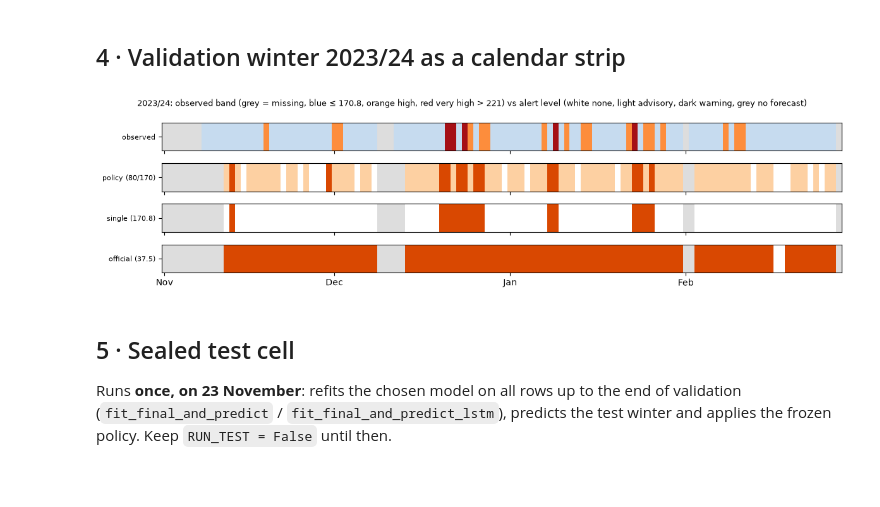
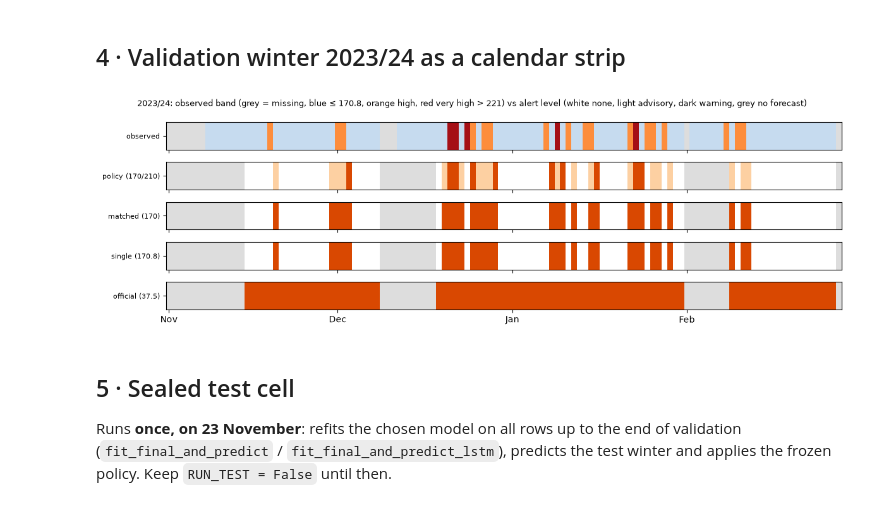
Before and after one commit to Annjnk/Neural-Networks-Prescriptive-Analytics-Project, a Jupyter notebook: notebooks/08_warning_policy.ipynb, the cells around one changed output. Cells and saved outputs as stored; diff of their text form; code cells hidden in the pictures; blank space fills up the shorter version.

```diff
--- a/notebooks/08_warning_policy.ipynb
+++ b/notebooks/08_warning_policy.ipynb
@@ -123,18 +125,21 @@ f_best = inputs[policy["input"]]
 lev_single, card_single = wp.single_threshold_rule(f_best, y, cfg, very_high)
 official = cfg["thresholds"]["candidates"]["mns_4585_2025"]
 lev_off, card_off = wp.single_threshold_rule(f_best, y, cfg, very_high, threshold=official)
+thr_matched, lev_matched, card_matched = wp.matched_single_threshold(f_best, y, cfg, very_high, card["alerts"])
 cmp = pd.DataFrame({f"policy {policy['input']} ({policy['t1']:g}/{policy['t2']:g})": card,
+                    f"single threshold, matched budget ({thr_matched:.1f})": card_matched,
                     f"single threshold ({W['high']:g})": card_single, f"official line ({official:g})": card_off}).T
 show = ["alerts", "alerts_l1", "alerts_l2", "high_caught", "high_days", "caught_per_alert", "very_high_caught_l2",
         "very_high_days", "weighted_recall", "false_alarms_l1", "false_alarms_l2", "missed", "longest_l2_run", "max_l2_per_winter"]
 display(cmp[show].style.format({"caught_per_alert": "{:.2f}", "weighted_recall": "{:.2f}"}))
-better = card["caught_per_alert"] > card_single["caught_per_alert"]
+better = card["caught_per_alert"] > card_matched["caught_per_alert"]
 display(Markdown(
-    f"**On validation** the policy catches {card['high_caught']} of {card['high_days']} unhealthy days with {card['alerts']} alerts "
-    f"({card['caught_per_alert']:.2f} per alert) against {card_single['high_caught']} with {card_single['alerts']} "
-    f"({card_single['caught_per_alert']:.2f} per alert) for the single-threshold rule, so it "
-    + ("**catches more** unhealthy days per alert." if better else "**does not** catch more unhealthy days per alert: the recall objective "
-       "with unbudgeted advisories pushes the advisory threshold to the bottom of the grid.")
+    f"**On validation, at a matched budget,** the policy catches {card['high_caught']} of {card['high_days']} unhealthy days with "
+    f"{card['alerts']} alerts ({card['caught_per_alert']:.2f} per alert) against {card_matched['high_caught']} with "
+    f"{card_matched['alerts']} alerts ({card_matched['caught_per_alert']:.2f} per alert) for the single-threshold rule at "
+    f"{thr_matched:.1f} µg/m³, so it " + ("**catches more** unhealthy days per alert." if better else
+    "**does not** catch more unhealthy days per alert.")
+    + f" (The 170.8 rule: {card_single['high_caught']} with {card_single['alerts']} alerts, {card_single['caught_per_alert']:.2f} per alert.)"
     + f" The fatigue rule holds the longest warning run to {card['longest_l2_run']} days (single threshold: "
     f"{card_single['longest_l2_run']}; official line: {card_off['longest_l2_run']}). H5 itself is tested once on the test winter."))
 # %% [output]
@@ -148,27 +154,28 @@ display(Markdown(
 # %%
 w_label = "2023/24"
 days = pd.date_range(f"{w_label[:4]}-11-01", f"{int(w_label[:4]) + 1}-02-28", freq="D")
 days = days[days.month.isin(cfg["smog_months"])]
 obs = y.reindex(days)
 band = np.select([obs.isna(), obs > very_high, obs > W["high"]], [0, 3, 2], 1)
 fc = f_best.reindex(days)
 def strip(levels):
     return np.where(fc.isna(), 0, levels.reindex(days).fillna(0).to_numpy() + 1)
-rows = np.vstack([band, strip(lev), strip(lev_single), strip(lev_off)])
-fig, axes = plt.subplots(4, 1, figsize=(12, 3.2), sharex=True)
+rows = np.vstack([band, strip(lev), strip(lev_matched), strip(lev_single), strip(lev_off)])
+fig, axes = plt.subplots(5, 1, figsize=(12, 3.8), sharex=True)
 cm_obs = ListedColormap(["#DDDDDD", "#C6DBEF", "#FD8D3C", "#A50F15"])
 cm_lev = ListedColormap(["#DDDDDD", "#FFFFFF", "#FDD0A2", "#D94801"])
 labels = ["observed", f"policy ({policy['t1']:g}/{policy['t2']:g})", f"single ({W['high']:g})", f"official ({official:g})"]
-for ax, r, cm, lab in zip(axes, rows, [cm_obs, cm_lev, cm_lev, cm_lev], labels):
+labels.insert(2, f"matched ({thr_matched:.0f})")
+for ax, r, cm, lab in zip(axes, rows, [cm_obs, cm_lev, cm_lev, cm_lev, cm_lev], labels):
     ax.imshow(r[None, :], aspect="auto", cmap=cm, vmin=0, vmax=3, interpolation="nearest")
     ax.set_yticks([0], [lab], fontsize=8)
 ticks = [i for i, d in enumerate(days) if d.day == 1]
 axes[-1].set_xticks(ticks, [days[i].strftime("%b") for i in ticks])
 fig.suptitle(f"{w_label}: observed band (grey = missing, blue ≤ {W['high']:g}, orange high, red very high > {very_high:.0f}) "
              f"vs alert level (white none, light advisory, dark warning, grey no forecast)", fontsize=9)
 fig.tight_layout(); plt.show()
 # %% [output]
-[figure, old version]
+[figure, new version]
 # %% [markdown]
 ## 5 · Sealed test cell
 Runs **once, on 23 November**: refits the chosen model on all rows up to the end of validation (`fit_final_and_predict` / `fit_final_and_predict_lstm`), predicts the test winter and applies the frozen policy. Keep `RUN_TEST = False` until then.
```
Also changed, not shown: parts of 7 cells of this notebook, 6 other files.
